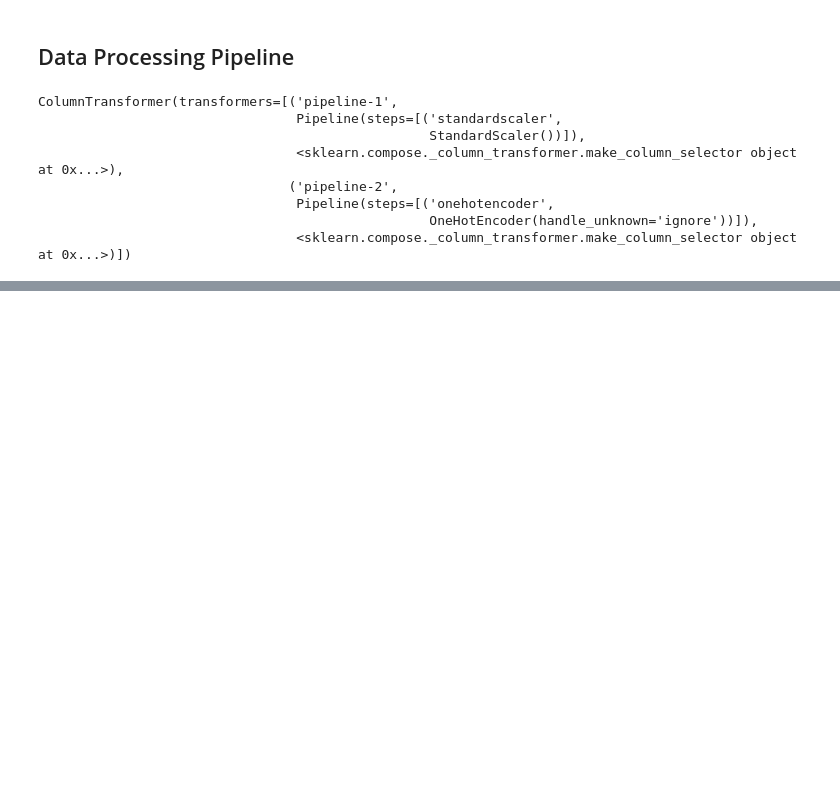
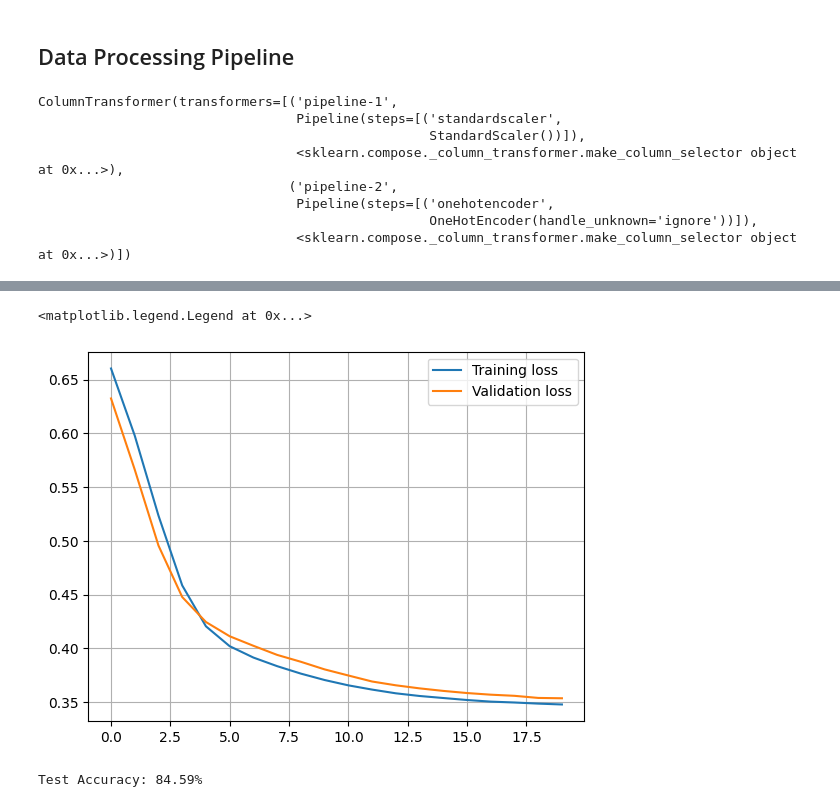
Before and after one commit to sisn749/Landslide_Susceptibility_GEOG761, a Jupyter notebook: 3_DNN.ipynb, the cells around one changed output, grey strips where cells are left out. Drawn from its saved outputs; the diff is of its cells as text; code cells hidden in the pictures; blank space fills up the shorter version.

```diff
--- a/3_DNN.ipynb
+++ b/3_DNN.ipynb
@@ -116,0 +116,17 @@ plt.show()
+# %%
+batch_size = 64
+
+X_valid_tensor = torch.tensor(X_valid_prepared, dtype=torch.float32)
+y_valid_tensor = torch.tensor(y_valid.values, dtype=torch.long)
+X_train_tensor = torch.tensor(X_train_prepared, dtype=torch.float32)
+y_train_tensor = torch.tensor(y_train.values, dtype=torch.long)
+X_test_tensor = torch.tensor(X_test_prepared, dtype=torch.float32)
+y_test_tensor = torch.tensor(y_test.values, dtype=torch.long)
+
+# Now create the TensorDataset with the correct data types
+valid_dataset = TensorDataset(X_valid_tensor, y_valid_tensor)
+valid_loader = DataLoader(valid_dataset, batch_size=batch_size, shuffle=True)
+train_dataset = TensorDataset(X_train_tensor, y_train_tensor)
+train_loader = DataLoader(train_dataset, batch_size=batch_size, shuffle=True)
+test_dataset = TensorDataset(X_test_tensor, y_test_tensor)
+test_loader = DataLoader(test_dataset, batch_size=batch_size, shuffle=False)
@@ -116,0 +170,23 @@ plt.show()
+# %%
+def set_model():
+  n_attributes = X_valid_tensor.shape[1]
+  n_outputs = 1
+  model = nn.Sequential(
+  nn.Linear(n_attributes, 50),
+  nn.ReLU(),
+  nn.Linear(50, 40),
+  nn.ReLU(),
+  nn.Linear(40, n_outputs)
+  )
+  return model
+
+model = set_model().to(device)
+# %%
+model = set_model().to(device)
+learning_rate = 0.01
+optimizer = torch.optim.SGD(model.parameters(), lr=learning_rate)
+loss = nn.BCEWithLogitsLoss()
+n_epochs = 20
+# %%
+train_losses, valid_losses = train(
+    model, optimizer, loss, train_loader, valid_loader, n_epochs)
@@ -116,0 +214,8 @@ plt.show()
+# %%
+plt.plot(train_losses, label='Training loss')
+plt.plot(valid_losses, label='Validation loss')
+plt.grid()
+plt.legend()
+# %% [output]
+<matplotlib.legend.Legend at 0x...>
+[figure, added]
@@ -116,0 +242,6 @@ plt.show()
+# %%
+# Assuming your model has been trained
+test_accuracy = evaluate(model, test_loader)
+print(f'Test Accuracy: {test_accuracy:.2f}%')
+# %% [output]
+Test Accuracy: 84.59%
```
Also changed, not shown: parts of 7 cells of this notebook.
